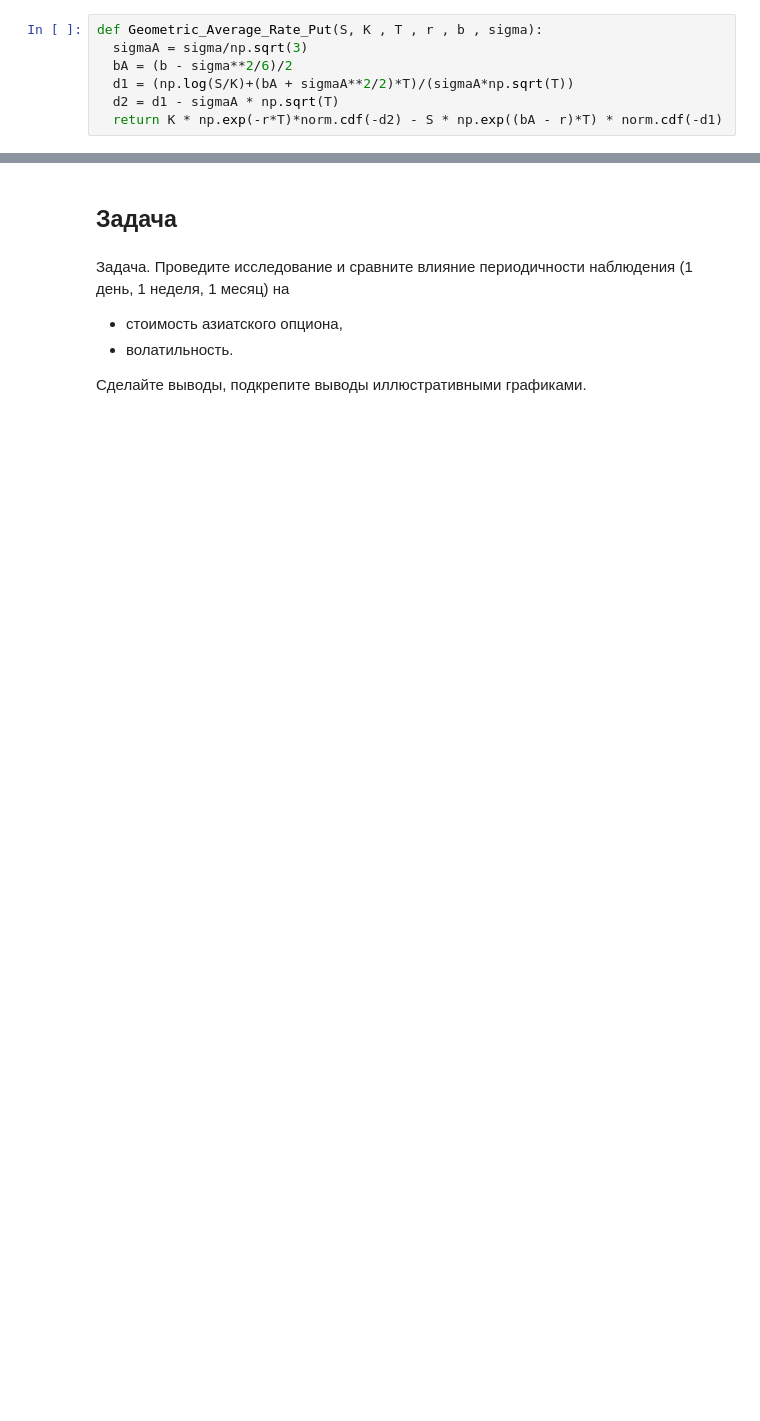
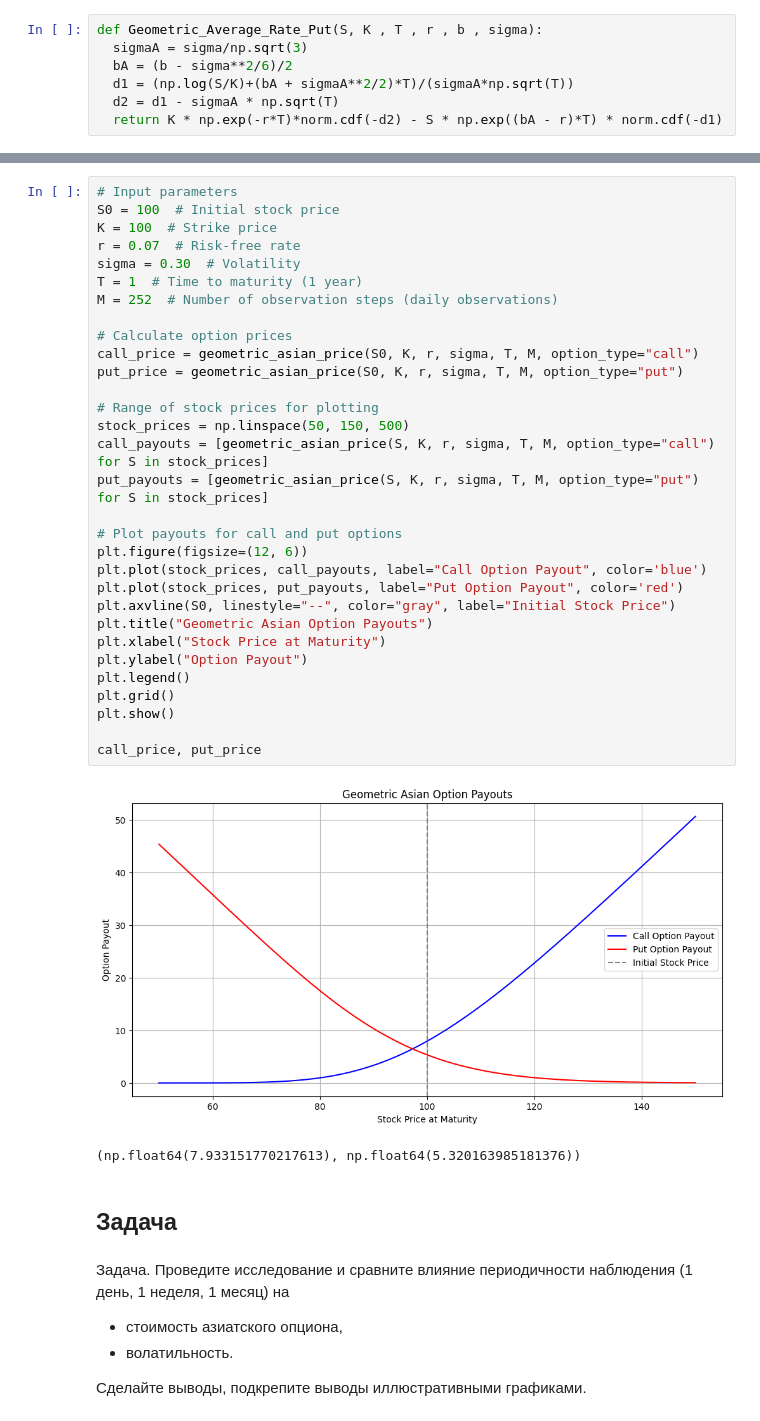
Before and after one commit to MiromanovDaniil/GSFP-labs, a Jupyter notebook: lab_2c_GSFP.ipynb, the cells around one changed output, grey strips where cells are left out. Drawn from its saved outputs; the diff is of its cells as text; blank space fills up the shorter version.

```diff
--- a/lab_2c_GSFP.ipynb
+++ b/lab_2c_GSFP.ipynb
@@ -172,4 +201,38 @@ main(N, T, S, r, q, sigma)
 [figure]
+# %%
+# Input parameters
+S0 = 100  # Initial stock price
+K = 100  # Strike price
+r = 0.07  # Risk-free rate
+sigma = 0.30  # Volatility
+T = 1  # Time to maturity (1 year)
+M = 252  # Number of observation steps (daily observations)
+
+# Calculate option prices
+call_price = geometric_asian_price(S0, K, r, sigma, T, M, option_type="call")
+put_price = geometric_asian_price(S0, K, r, sigma, T, M, option_type="put")
+
+# Range of stock prices for plotting
+stock_prices = np.linspace(50, 150, 500)
+call_payouts = [geometric_asian_price(S, K, r, sigma, T, M, option_type="call") for S in stock_prices]
+put_payouts = [geometric_asian_price(S, K, r, sigma, T, M, option_type="put") for S in stock_prices]
+
+# Plot payouts for call and put options
+plt.figure(figsize=(12, 6))
+plt.plot(stock_prices, call_payouts, label="Call Option Payout", color='blue')
+plt.plot(stock_prices, put_payouts, label="Put Option Payout", color='red')
+plt.axvline(S0, linestyle="--", color="gray", label="Initial Stock Price")
+plt.title("Geometric Asian Option Payouts")
+plt.xlabel("Stock Price at Maturity")
+plt.ylabel("Option Payout")
+plt.legend()
+plt.grid()
+plt.show()
+
+call_price, put_price
+# %% [output]
+[figure, added]
+(np.float64(7.933151770217613), np.float64(5.320163985181376))
 # %% [markdown]
 ## Задача
 # %% [markdown]
```
Also changed, not shown: parts of 27 cells of this notebook.
